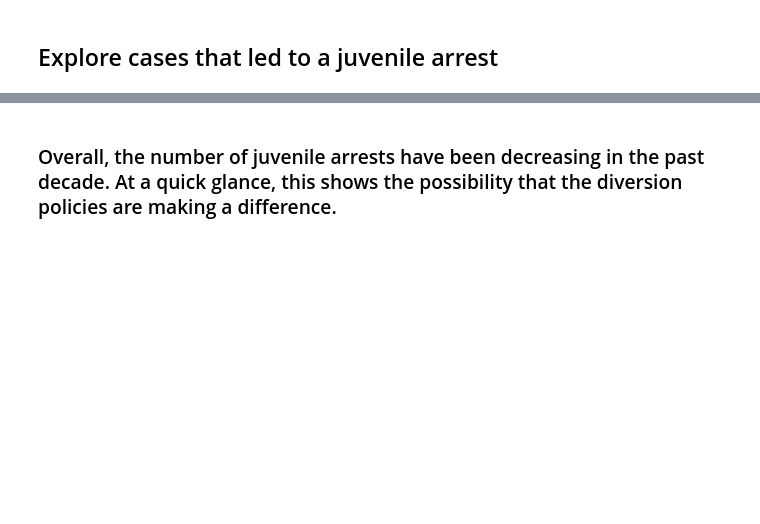
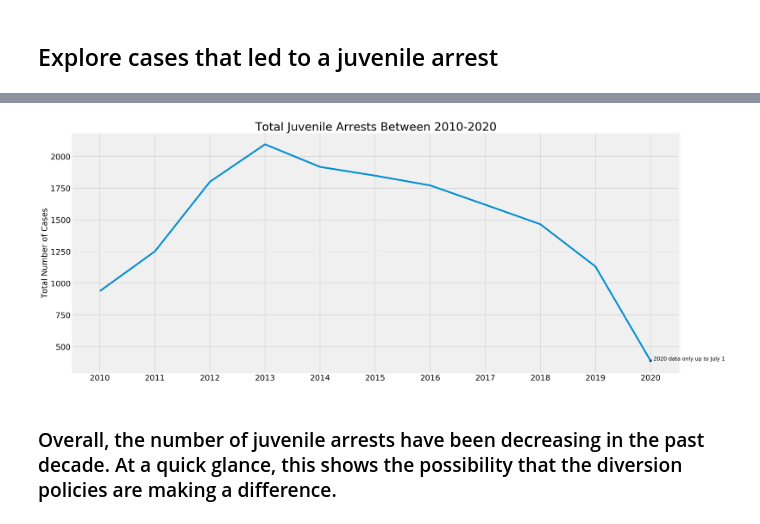
Before and after one commit to veeps/LA_innovation_team, a Jupyter notebook: code/003_explore_trends.ipynb, the cells around one changed output, grey strips where cells are left out. Drawn from its saved outputs; the diff is of its cells as text; code cells hidden in the pictures; blank space fills up the shorter version.

```diff
--- a/code/003_explore_trends.ipynb
+++ b/code/003_explore_trends.ipynb
@@ -179,21 +230,23 @@ total_ja.set_index("year", inplace = True)
 # %%
 # Generate a time plot of our data.
 
-plot_series(total_ja,
+gt.plot_series(total_ja,
             ['total_cases'],
             title = 'Total Juvenile Arrests Between 2010-2020',
             steps = 1);
 
 
 ax = sns.scatterplot(x=2020, y="total_cases", data=total_ja.tail(1), legend=False,
                      color = "#000000",marker = "s" )
 
 ax.set(ylabel="Total Number of Cases")
 
 ax.text(2020+0.05, total_ja[total_ja.index==2020]["total_cases"],
              "2020 data only up to July 1", horizontalalignment='left', size =12);
 
 # plt.savefig('../plots/juvenile_arrests.eps', format='eps', dpi=72)
+# %% [output]
+[figure, added]
 # %% [markdown]
 ### Overall, the number of juvenile arrests have been decreasing in the past decade. At a quick glance, this shows the possibility that the diversion policies are making a difference.
 # %% [markdown]
```
Also changed, not shown: parts of 23 cells of this notebook, 3 other files.
